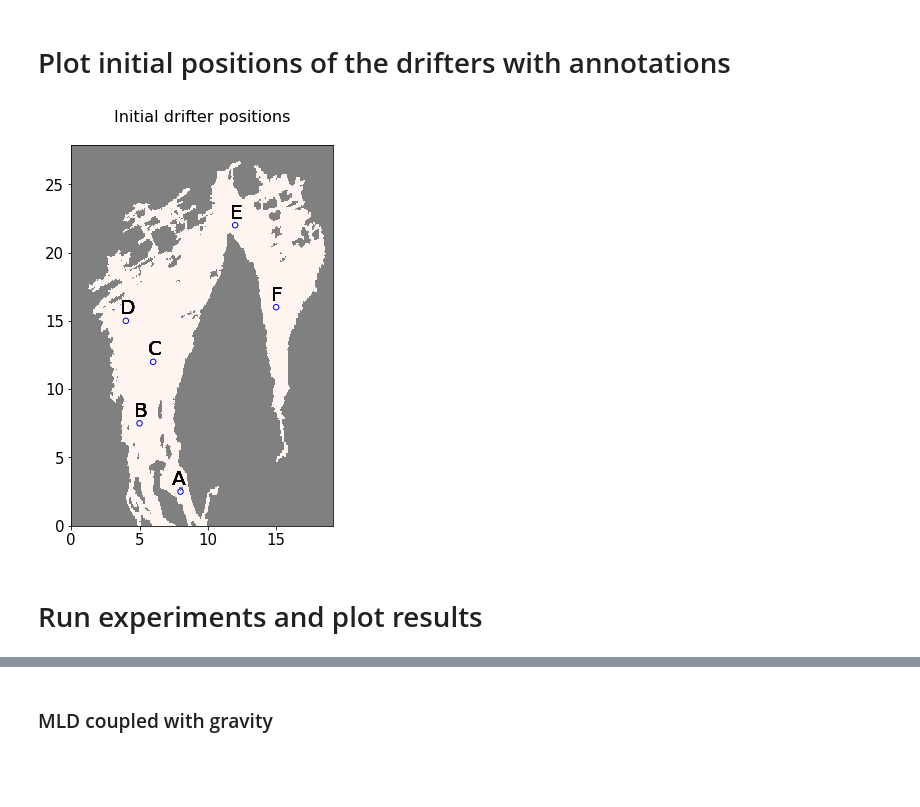
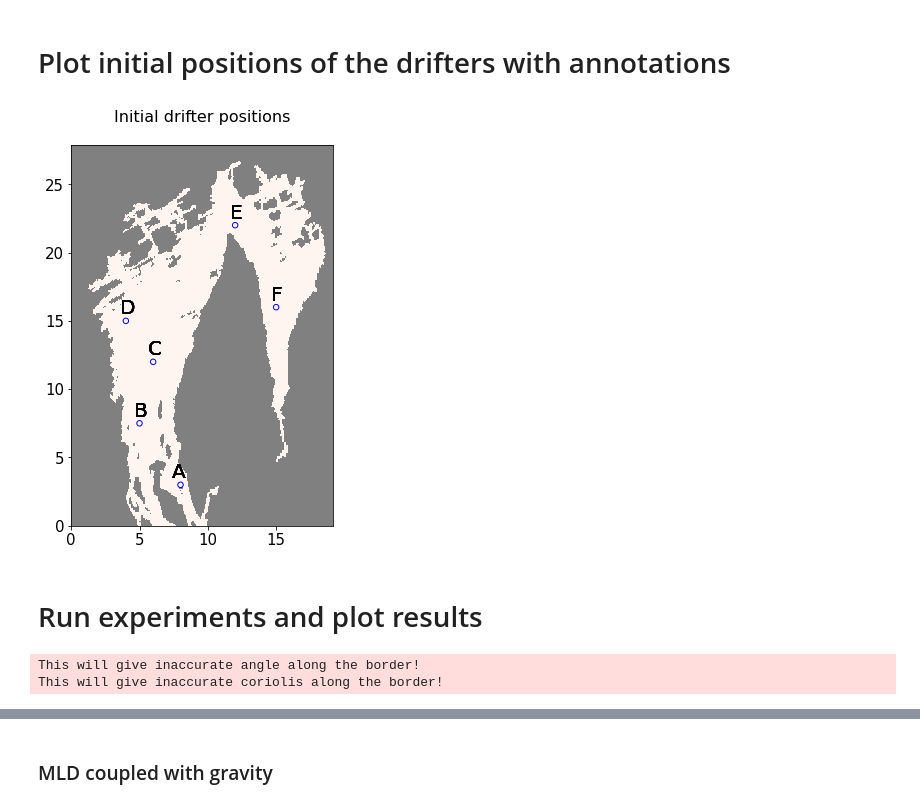
Before and after one commit to sintefmath/reduced-gravity-ocean-model, a Jupyter notebook: notebooks/Oslofjord/Oslofjord-perturbingSingleParameters.ipynb, the cells around one changed output, grey strips where cells are left out. Cells and saved outputs as stored; diff of their text form; code cells hidden in the pictures; blank space fills up the shorter version.

Commit message:
some barotropic trials

```diff
--- a/notebooks/Oslofjord/Oslofjord-perturbingSingleParameters.ipynb
+++ b/notebooks/Oslofjord/Oslofjord-perturbingSingleParameters.ipynb
@@ -202,11 +221,18 @@ Reference friction coefficients for baroclinic and barotropic: 0.003 0.003
 # %%
 # Barotropic data args by starting from earlier timesteps and doing a sufficient spin-up
 num_bar_realizations = 5
-data_args = [None]*num_bar_realizations
-for i in range(num_bar_realizations):
+barotropic_spinup_data_args = []
 
-    timestep_indices =
-    # Baroclinic initial conditions
-    ref_barotropic_data_args, ref_baroclinic_data_args = NetCDFInitialization.getInitialConditions(source_url, x0, x1, y0, y1, 1024.0, timestep_indices=timestep_indices, norkyst_data=False, land_value=0.0, download_data=False)
-    ref_sim = CDKLM16.CDKLM16(gpu_ctx, **NetCDFInitialization.removeMetadata(ref_baroclinic_data_args),  dt=0.0)
-    barotropic_ref_sim = CDKLM16.CDKLM16(gpu_ctx, **NetCDFInitialization.removeMetadata(ref_barotropic_data_args), dt=0.0)
+for i in range(1,num_bar_realizations+1):
+
+    spinup_barotropic_data_args = NetCDFInitialization.getInitialConditions(source_url, x0, x1, y0, y1, timestep_indices=[np.arange(t_start-i, t_start+1)], norkyst_data=False, land_value=0.0, download_data=False)
+    spinup_barotropic_data_args["wind"] = generate_wind_field(ref_wind_direction, t_start-i, i*3600)
+    spinup_barotropic_sim = CDKLM16.CDKLM16(gpu_ctx, **NetCDFInitialization.removeMetadata(spinup_barotropic_data_args), dt=0.0)
+    spinup_barotropic_sim.step(i*3600)
+    eta, hu, hv = spinup_barotropic_sim.download()
+
+    spinnedup_barotropic_data_args = copy.copy(ref_barotropic_data_args)
+    spinnedup_barotropic_data_args["eta0"] = eta
+    spinnedup_barotropic_data_args["hu0"] = hu
+    spinnedup_barotropic_data_args["hv0"] = hv
+    barotropic_spinup_data_args.append(spinnedup_barotropic_data_args)
@@ -405,7 +480,7 @@ def plot_drifters_and_variance(results, ref_sim, T, suptitle, filename=None, vma
 # Plot initial positions of the drifters with annotations
 # %%
 initx = [ 6000, 8000, 5000,  12000, 15000, 4000]
-inity = [12000, 2500, 7500, 22000, 16000, 15000]
+inity = [12000, 3000, 7500, 22000, 16000, 15000]
 
 with plt.rc_context({'lines.color':'black',
                     'text.color':'black',
@@ -422,33 +497,38 @@ with plt.rc_context({'lines.color':'black',
     background_field = np.zeros_like(ref_baroclinic_data_args["eta0"])
 
     im = ax.imshow(background_field, interpolation="none", origin='lower',
                 cmap=cmap_cp,
                 extent=domain_extent)
 
     for d in range(len(initx)):
         circ_start = matplotlib.patches.Circle((initx[d]/1000, inity[d]/1000),
                                                 0.2, color = 'blue',
                                                 fill=False, zorder=10)
         ax.add_patch(circ_start)
 
         # plt.annotate("hei",(initx[0]-1, inity[0]+1))
         annotation_fontsize = 20
         ax.annotate("C",[initx[0]/1000-0.4, inity[0]/1000+0.5], fontsize=annotation_fontsize )
         ax.annotate("A",[initx[1]/1000-0.6, inity[1]/1000+0.5], fontsize=annotation_fontsize )
         ax.annotate("B",[initx[2]/1000-0.4, inity[2]/1000+0.5], fontsize=annotation_fontsize )
         ax.annotate("E",[initx[3]/1000-0.4, inity[3]/1000+0.5], fontsize=annotation_fontsize )
         ax.annotate("F",[initx[4]/1000-0.4, inity[4]/1000+0.5], fontsize=annotation_fontsize )
         ax.annotate("D",[initx[5]/1000-0.4, inity[5]/1000+0.5], fontsize=annotation_fontsize )
 
 
     plt.title("Initial drifter positions\n", fontsize=16)
     #plt.tight_layout()
 
     if True:
         folder = "sensitivity_figs"
         os.makedirs(folder, exist_ok=True)
         plt.savefig(os.path.join(folder, "initial_drifter_positions.pdf"))
 # %% [output]
-[figure, old version]
+[figure, new version]
 # %% [markdown]
 # Run experiments and plot results
+# %%
+ref_baroclinic_result = [run_sample(ref_baroclinic_data_args)]
+# %% [output]
+This will give inaccurate angle along the border!
+This will give inaccurate coriolis along the border!
```
Also changed, not shown: parts of 46 cells of this notebook.
